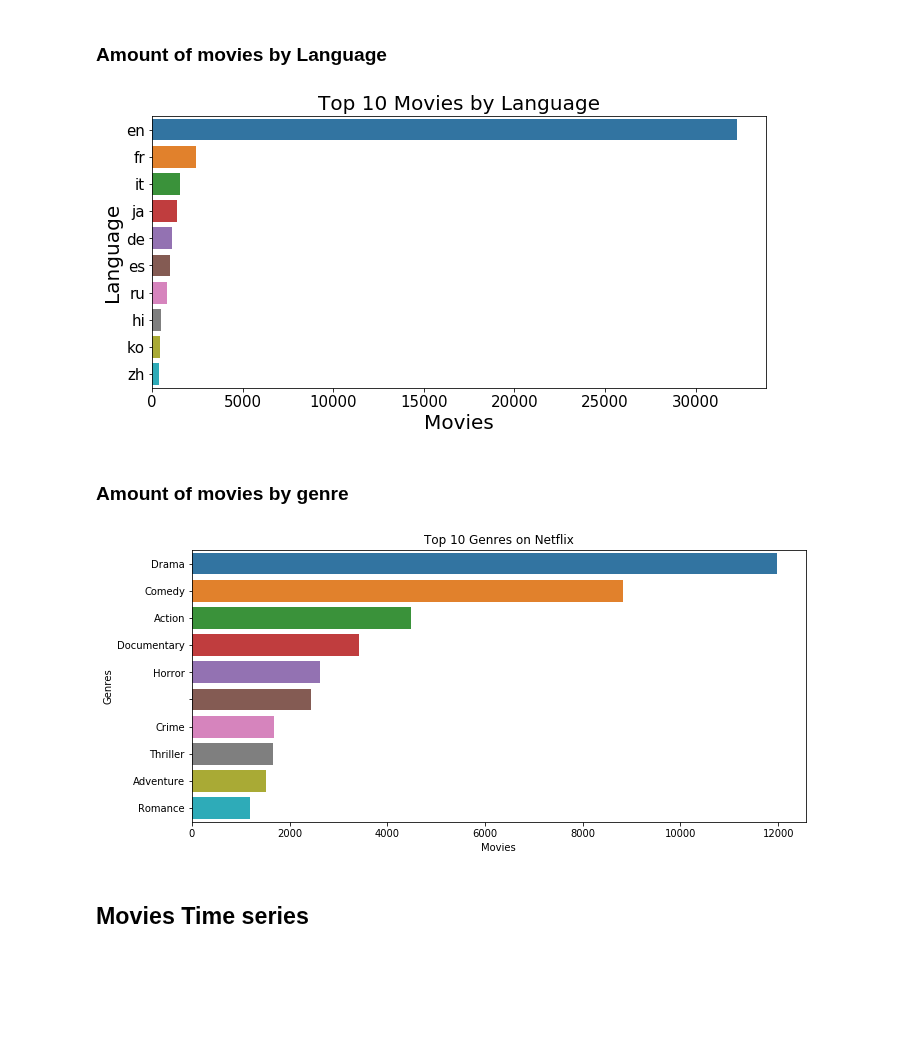
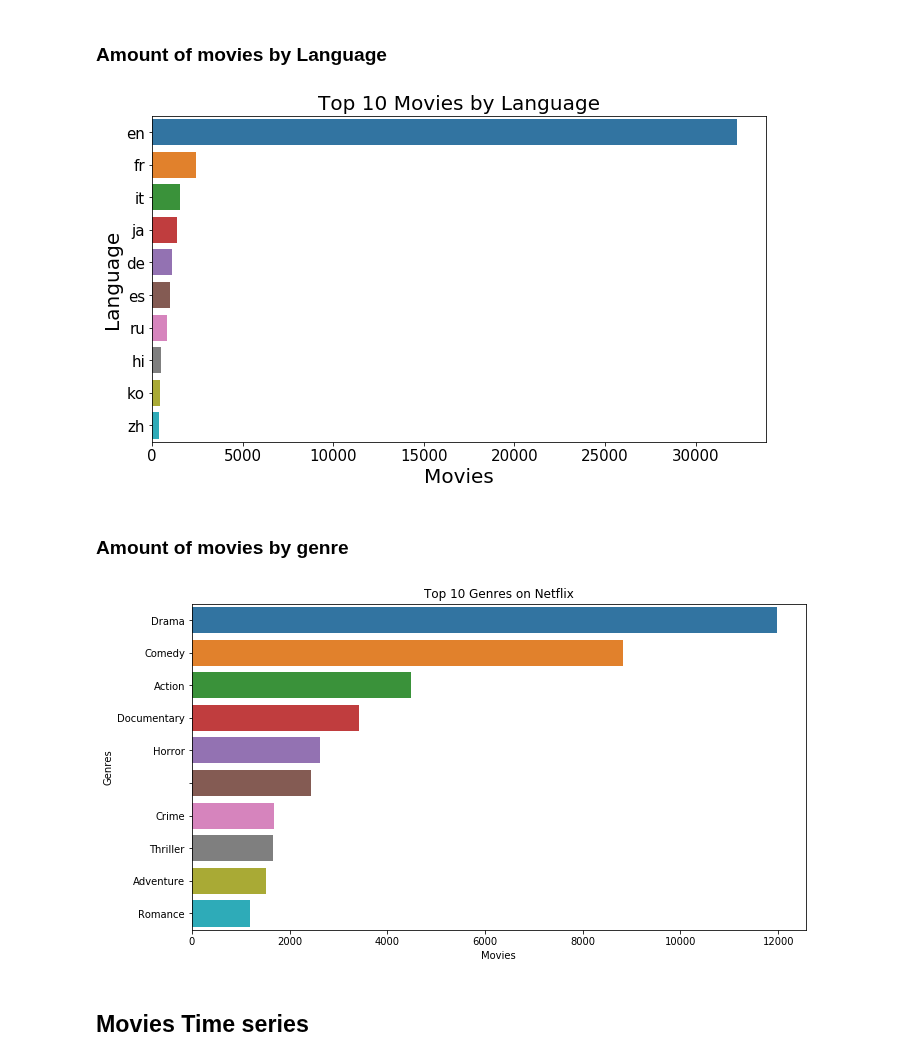
Before and after one commit to carlosgeovany/MachineLearning, a Jupyter notebook: RecommenderSystem.ipynb, the cells around one changed output. Drawn from its saved outputs; the diff is of its cells as text; code cells hidden in the pictures; blank space fills up the shorter version.

```diff
--- a/RecommenderSystem.ipynb
+++ b/RecommenderSystem.ipynb
@@ -248,22 +248,22 @@ movies_data.head()
 ### Amount of movies by Language
 # %%
 ## Plot movies by original language
-plt.figure(figsize = (11, 5))
+plt.figure(figsize = (11, 6))
 sns.countplot(data=movies_data,
               order=movies_data.original_language.value_counts().iloc[:10].index,
               y='original_language')
 plt.tick_params(labelsize = 15)
 plt.title("Top 10 Movies by Language", fontsize = 20)
 plt.xlabel("Movies", fontsize = 20)
 plt.ylabel("Language", fontsize = 20)
 plt.show()
 # %% [output]
-[figure, old version]
+[figure, new version]
 # %% [markdown]
 ### Amount of movies by genre
 # %%
 by_genres = movies_data.set_index('title').genres.map(lambda x: x[0]).reset_index()
-plt.figure(figsize=(11,5))
+plt.figure(figsize=(11,6))
 sns.countplot(data=by_genres,
               order=by_genres.genres.value_counts().iloc[:10].index,
               y='genres')
@@ -272,7 +272,7 @@ plt.xlabel('Movies')
 plt.ylabel('Genres')
 plt.show()
 # %% [output]
-[figure, old version]
+[figure, new version]
 # %% [markdown]
 ## Movies Time series
 # %%
```
Also changed, not shown: parts of 11 cells of this notebook.
